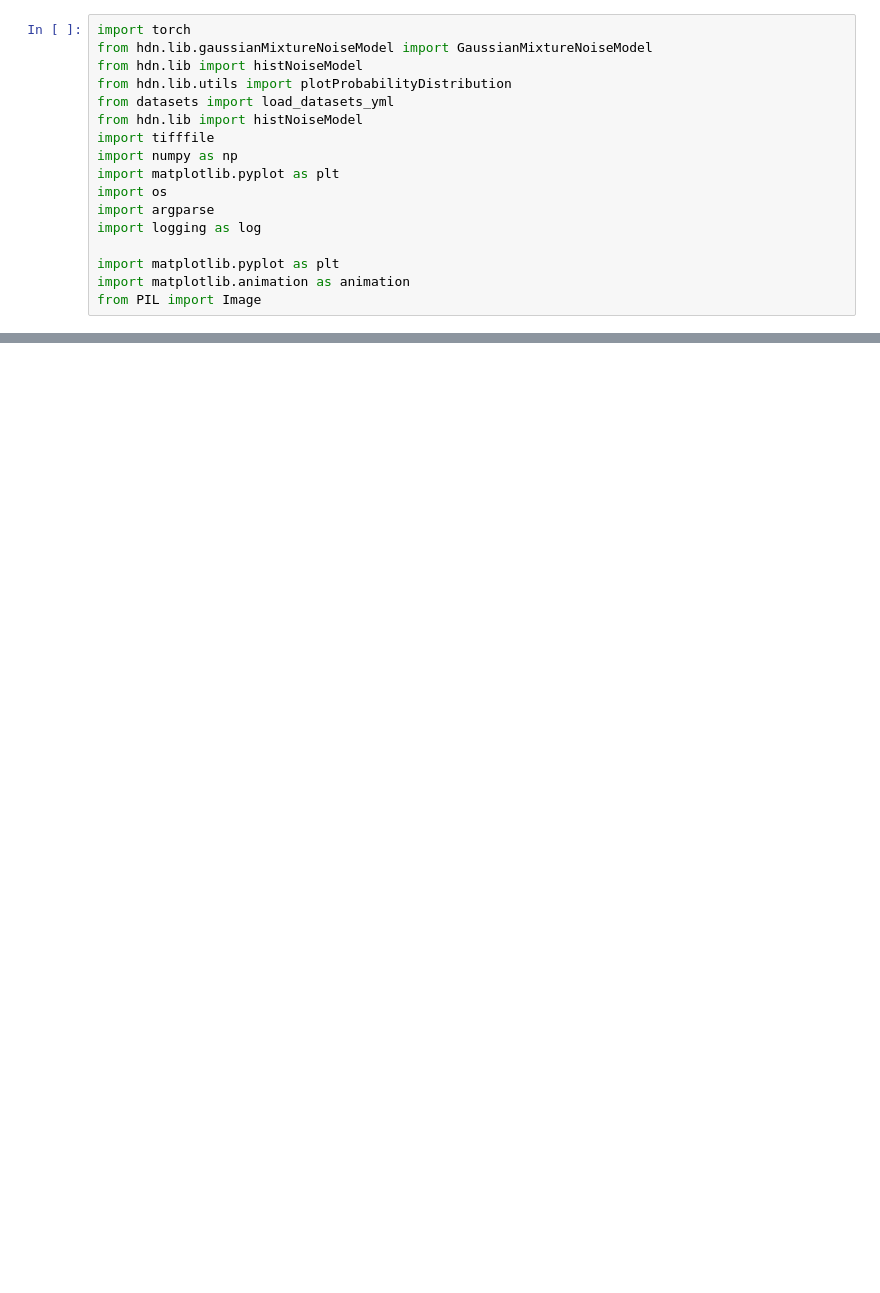
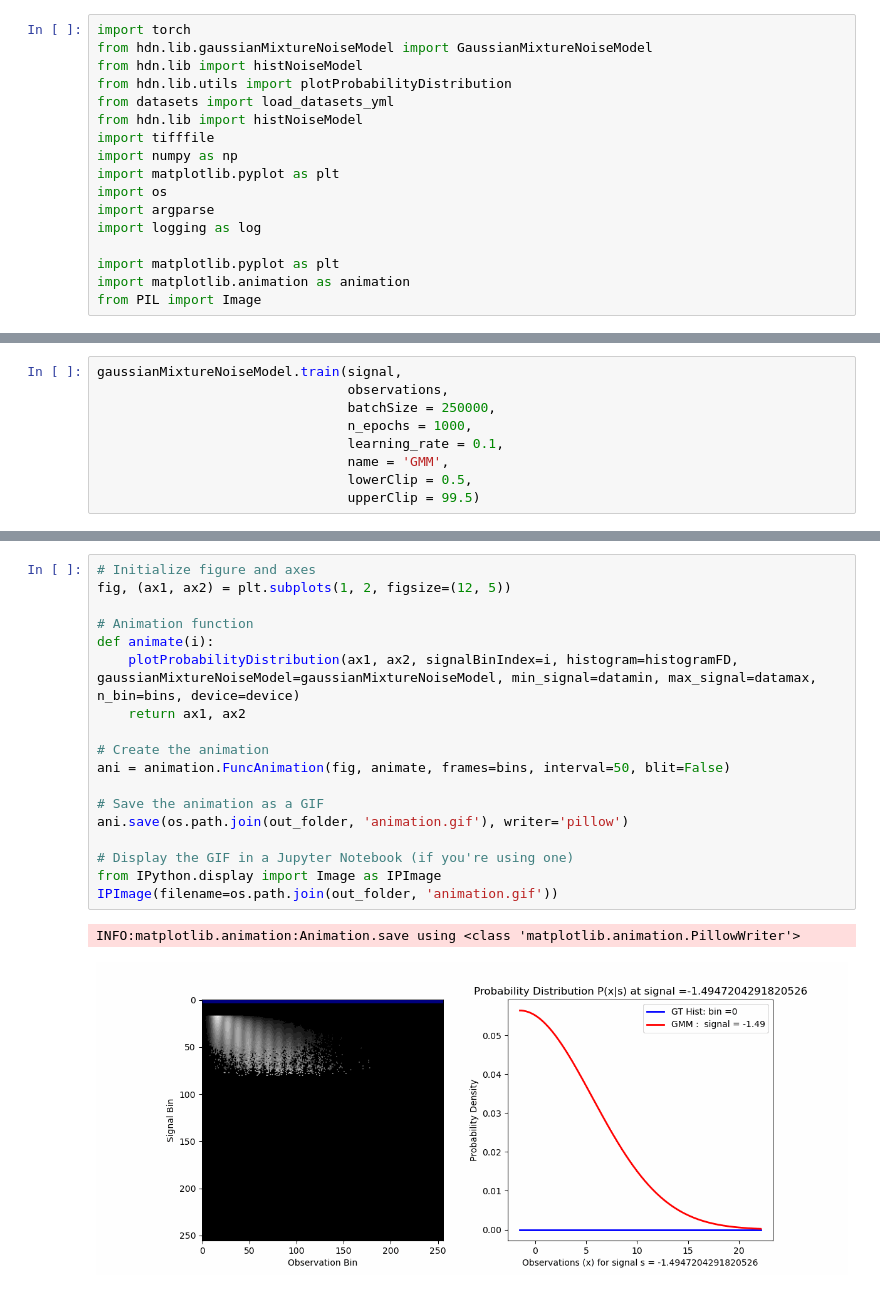
Before and after one commit to juglab/AI4LifeSubmissions, a Jupyter notebook: generate_noise_models.ipynb, the cells around one changed output, grey strips where cells are left out. Saved outputs shown, nothing was run; the diff lists cells and outputs as text; blank space fills up the shorter version.

Commit message:
[Add] channelwise noise model training

```diff
--- a/generate_noise_models.ipynb
+++ b/generate_noise_models.ipynb
@@ -103,0 +94,9 @@ plt.imshow(histogram[0]**0.25, cmap='grey')
+# %%
+gaussianMixtureNoiseModel.train(signal,
+                                observations,
+                                batchSize = 250000,
+                                n_epochs = 1000,
+                                learning_rate = 0.1,
+                                name = 'GMM',
+                                lowerClip = 0.5,
+                                upperClip = 99.5)
@@ -103,0 +117,21 @@ plt.imshow(histogram[0]**0.25, cmap='grey')
+# %%
+# Initialize figure and axes
+fig, (ax1, ax2) = plt.subplots(1, 2, figsize=(12, 5))
+
+# Animation function
+def animate(i):
+    plotProbabilityDistribution(ax1, ax2, signalBinIndex=i, histogram=histogramFD, gaussianMixtureNoiseModel=gaussianMixtureNoiseModel, min_signal=datamin, max_signal=datamax, n_bin=bins, device=device)
+    return ax1, ax2
+
+# Create the animation
+ani = animation.FuncAnimation(fig, animate, frames=bins, interval=50, blit=False)
+
+# Save the animation as a GIF
+ani.save(os.path.join(out_folder, 'animation.gif'), writer='pillow')
+
+# Display the GIF in a Jupyter Notebook (if you're using one)
+from IPython.display import Image as IPImage
+IPImage(filename=os.path.join(out_folder, 'animation.gif'))
+# %% [output]
+INFO:matplotlib.animation:Animation.save using <class 'matplotlib.animation.PillowWriter'>
+[figure, added]
```
Also changed, not shown: parts of 8 cells of this notebook, 2 other files.
